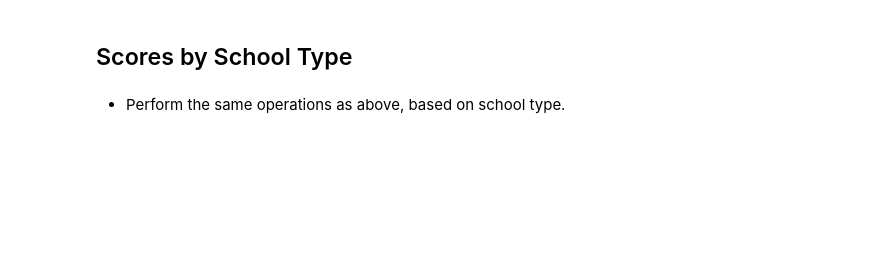
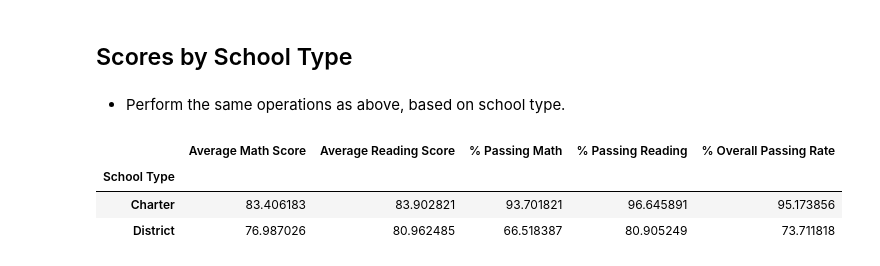
Before and after one commit to plowden/pandas-challenge, a Jupyter notebook: PyCitySchools/PyCitySchools.ipynb, the cells around one changed output. Drawn from its saved outputs; the diff is of its cells as text; code cells hidden in the pictures; blank space fills up the shorter version.

```diff
--- a/PyCitySchools/PyCitySchools.ipynb
+++ b/PyCitySchools/PyCitySchools.ipynb
@@ -385,3 +389,46 @@ size_summary.max()
 ## Scores by School Type
 # %% [markdown]
 * Perform the same operations as above, based on school type.
+# %%
+type_summary = pd.DataFrame ({
+    "School Type": [],
+    "Average Math Score": [],
+    "Average Reading Score": [],
+    "% Passing Math": [],
+    "% Passing Reading": [],
+    "% Overall Passing Rate": []
+})
+
+type_summary["School Type"] = [x for x in ["Charter", "District"]]
+
+avg_math_score = school_data_complete.groupby("type")["math_score"].sum() / \
+    school_data_complete.groupby("type")["Student ID"].count()
+type_summary["Average Math Score"] = [x for x in avg_math_score]
+
+avg_reading_score = school_data_complete.groupby("type")["reading_score"].sum() / \
+    school_data_complete.groupby("type")["Student ID"].count()
+type_summary["Average Reading Score"] = [x for x in avg_reading_score]
+
+passing_math = school_data_complete.loc[school_data_complete["math_score"] >= 70]
+passing_math.groupby("type")["math_score"].count()
+pct_passing_math = 100 * passing_math.groupby("type")["math_score"].count() / \
+    school_data_complete.groupby("type")["Student ID"].count()
+type_summary["% Passing Math"] = [x for x in pct_passing_math]
+
+passing_reading = school_data_complete.loc[school_data_complete["reading_score"] >= 70]
+passing_reading.groupby("type")["reading_score"].count()
+pct_passing_reading = 100 * passing_reading.groupby("type")["reading_score"].count() / \
+    school_data_complete.groupby("type")["Student ID"].count()
+type_summary["% Passing Reading"] = [x for x in pct_passing_reading]
+
+passing_overall = (type_summary["% Passing Math"] + type_summary["% Passing Reading"]) / 2
+type_summary["% Overall Passing Rate"] = [x for x in passing_overall]
+
+# Sort and display results to screen#type_summary_sort = type_summary.sort_values("% Overall Passing Rate", ascending=False)
+type_summary = type_summary.set_index("School Type")
+type_summary
+# %% [output]
+|  | Average Math Score | Average Reading Score | % Passing Math | % Passing Reading | % Overall Passing Rate |
+| School Type |  |  |  |  |  |
+| Charter | 83.406183 | 83.902821 | 93.701821 | 96.645891 | 95.173856 |
+| District | 76.987026 | 80.962485 | 66.518387 | 80.905249 | 73.711818 |
```
Also changed, not shown: parts of 4 cells of this notebook.
